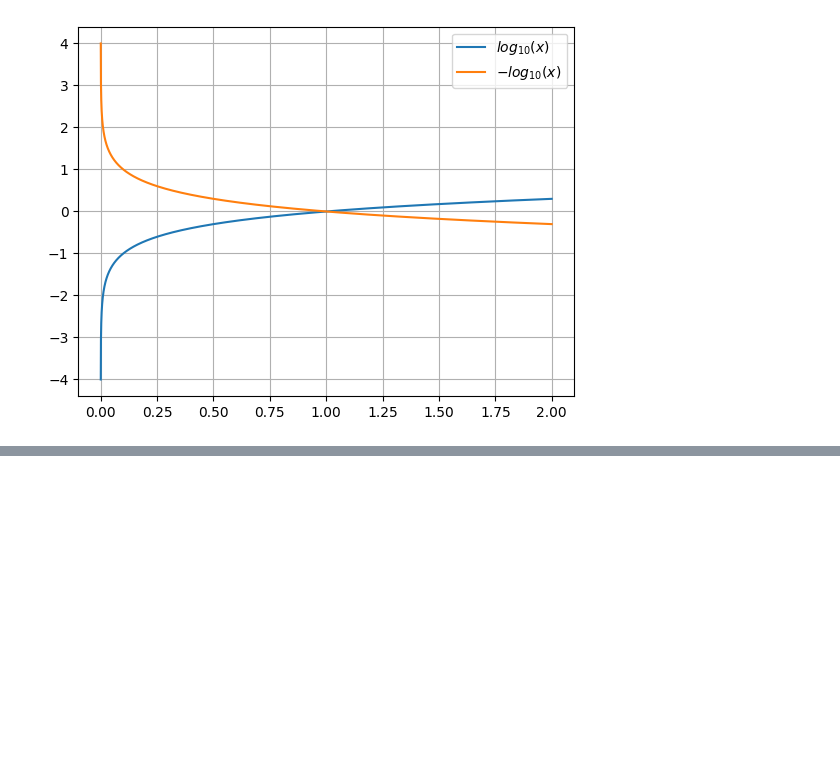
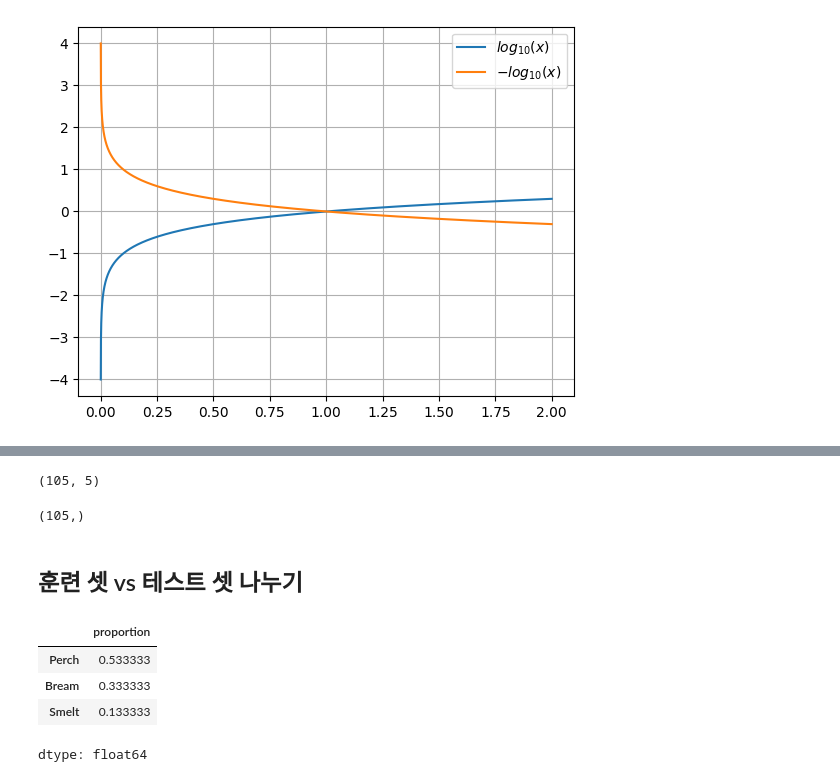
Before and after one commit to JakeOh/202605_BD57, a Jupyter notebook: lab_ml/ml08_logistic_regression.ipynb, the cells around one changed output, grey strips where cells are left out. Cells and saved outputs as stored; diff of their text form; code cells hidden in the pictures; blank space fills up the shorter version.

```diff
--- a/lab_ml/ml08_logistic_regression.ipynb
+++ b/lab_ml/ml08_logistic_regression.ipynb
@@ -322,0 +372,13 @@ $$
+# %%
+x = df[df.columns[1:]].values  # 특성 배열
+y = df.Species.values  # 타겟 배열
+# %%
+x.shape
+# %% [output]
+(105, 5)
+# %%
+y.shape
+# %% [output]
+(105,)
+# %% [markdown]
+## 훈련 셋 vs 테스트 셋 나누기
@@ -322,0 +390,8 @@ $$
+# %%
+pd.Series(y).value_counts(normalize=True)
+# %% [output]
+|  | proportion |
+| Perch | 0.533333 |
+| Bream | 0.333333 |
+| Smelt | 0.133333 |
+dtype: float64
```
Also changed, not shown: parts of 32 cells of this notebook.
